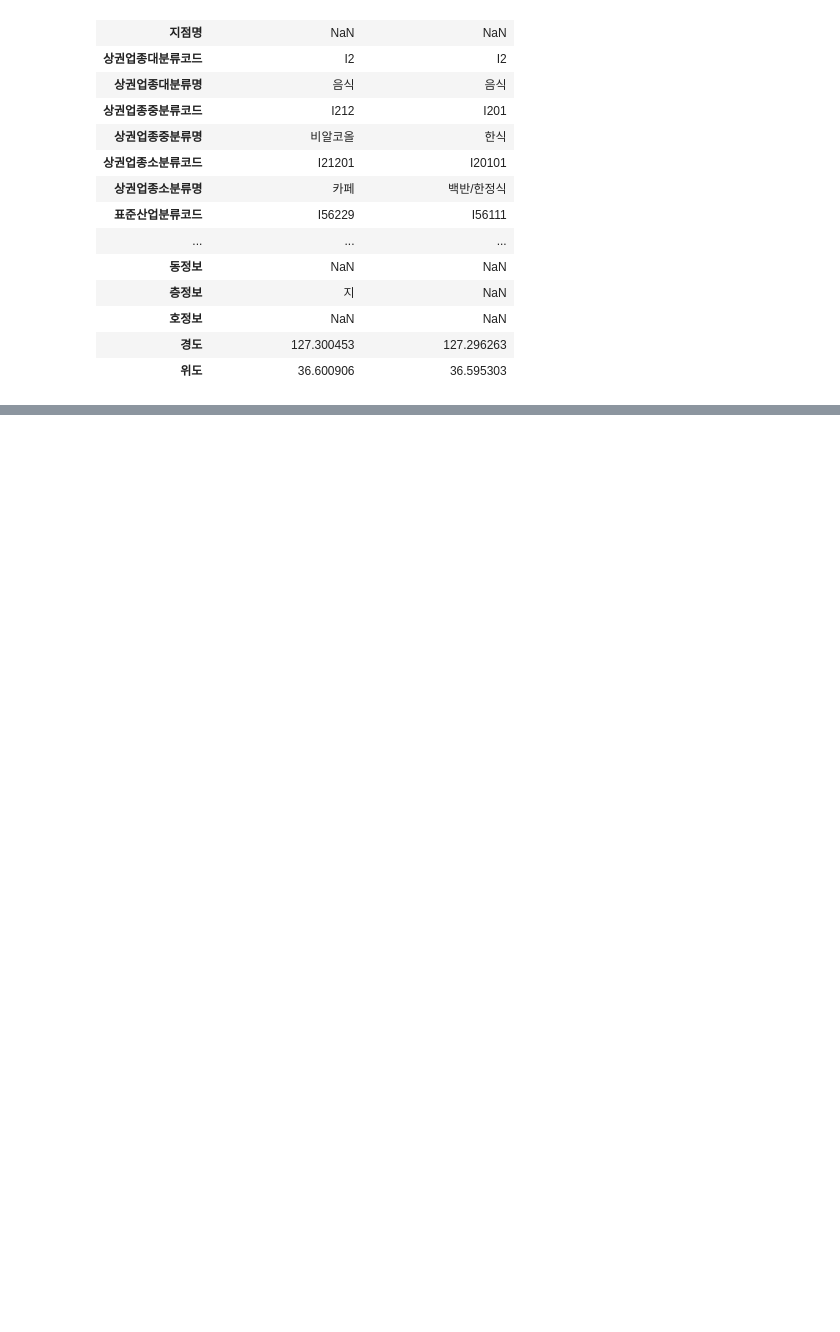
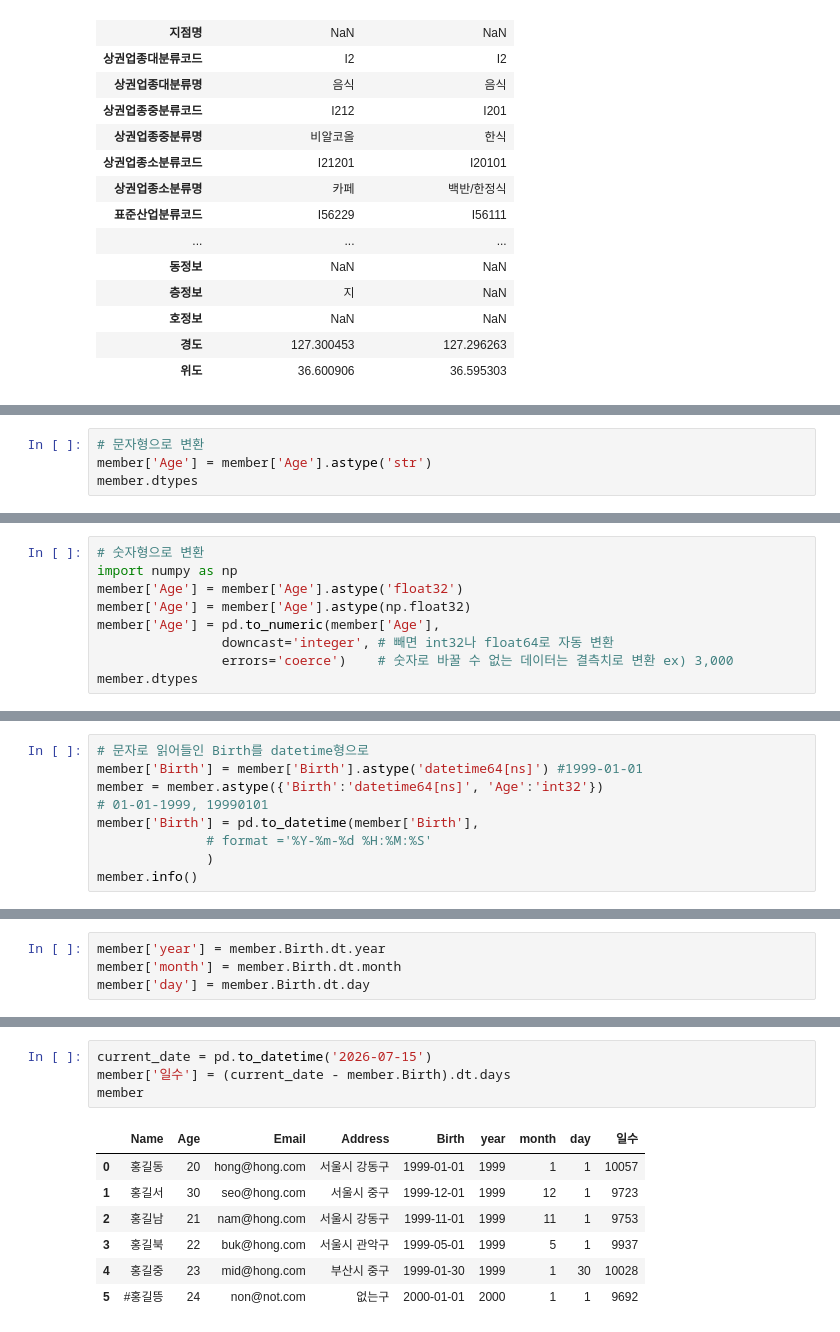
Before and after one commit to congcongee/ai, a Jupyter notebook: source/01_python/ch11_데이터프레임과시리즈(Pandas)_1절~8절.ipynb, the cells around one changed output, grey strips where cells are left out. Cells and saved outputs as stored; diff of their text form; blank space fills up the shorter version.

```diff
--- a/source/01_python/ch11_데이터프레임과시리즈(Pandas)_1절~8절.ipynb
+++ b/source/01_python/ch11_데이터프레임과시리즈(Pandas)_1절~8절.ipynb
@@ -235,0 +266,4 @@ df.head(2).T
+# %%
+# 문자형으로 변환
+member['Age'] = member['Age'].astype('str')
+member.dtypes
@@ -235,0 +277,9 @@ df.head(2).T
+# %%
+# 숫자형으로 변환
+import numpy as np
+member['Age'] = member['Age'].astype('float32')
+member['Age'] = member['Age'].astype(np.float32)
+member['Age'] = pd.to_numeric(member['Age'],
+                downcast='integer', # 빼면 int32나 float64로 자동 변환
+                errors='coerce')    # 숫자로 바꿀 수 없는 데이터는 결측치로 변환 ex) 3,000
+member.dtypes
@@ -235,0 +293,9 @@ df.head(2).T
+# %%
+# 문자로 읽어들인 Birth를 datetime형으로
+member['Birth'] = member['Birth'].astype('datetime64[ns]') #1999-01-01
+member = member.astype({'Birth':'datetime64[ns]', 'Age':'int32'})
+# 01-01-1999, 19990101
+member['Birth'] = pd.to_datetime(member['Birth'],
+              # format ='%Y-%m-%d %H:%M:%S'
+              )
+member.info()
@@ -235,0 +315,4 @@ df.head(2).T
+# %%
+member['year'] = member.Birth.dt.year
+member['month'] = member.Birth.dt.month
+member['day'] = member.Birth.dt.day
@@ -235,0 +329,12 @@ df.head(2).T
+# %%
+current_date = pd.to_datetime('2026-07-15')
+member['일수'] = (current_date - member.Birth).dt.days
+member
+# %% [output]
+|  | Name | Age | Email | Address | Birth | year | month | day | 일수 |
+| 0 | 홍길동 | 20 | hong@hong.com | 서울시 강동구 | 1999-01-01 | 1999 | 1 | 1 | 10057 |
+| 1 | 홍길서 | 30 | seo@hong.com | 서울시 중구 | 1999-12-01 | 1999 | 12 | 1 | 9723 |
+| 2 | 홍길남 | 21 | nam@hong.com | 서울시 강동구 | 1999-11-01 | 1999 | 11 | 1 | 9753 |
+| 3 | 홍길북 | 22 | buk@hong.com | 서울시 관악구 | 1999-05-01 | 1999 | 5 | 1 | 9937 |
+| 4 | 홍길중 | 23 | mid@hong.com | 부산시 중구 | 1999-01-30 | 1999 | 1 | 30 | 10028 |
+| 5 | #홍길뜽 | 24 | non@not.com | 없는구 | 2000-01-01 | 2000 | 1 | 1 | 9692 |
```
Also changed, not shown: parts of 138 cells of this notebook, 2 other files.
